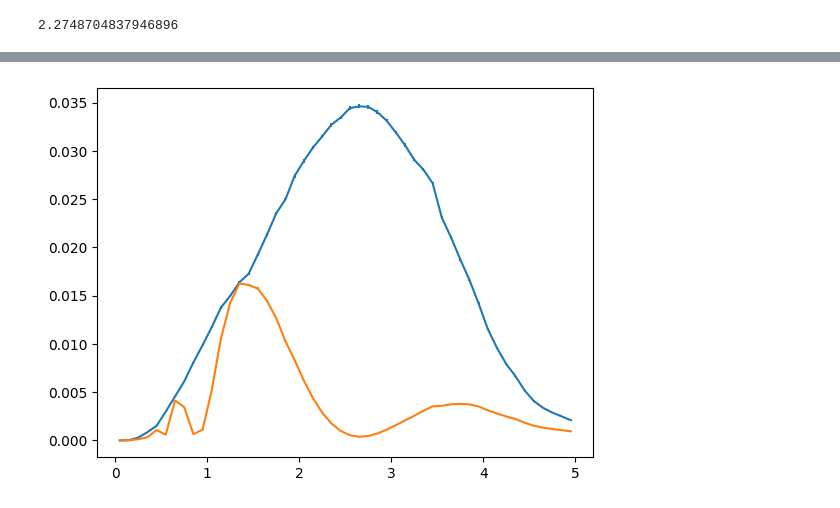
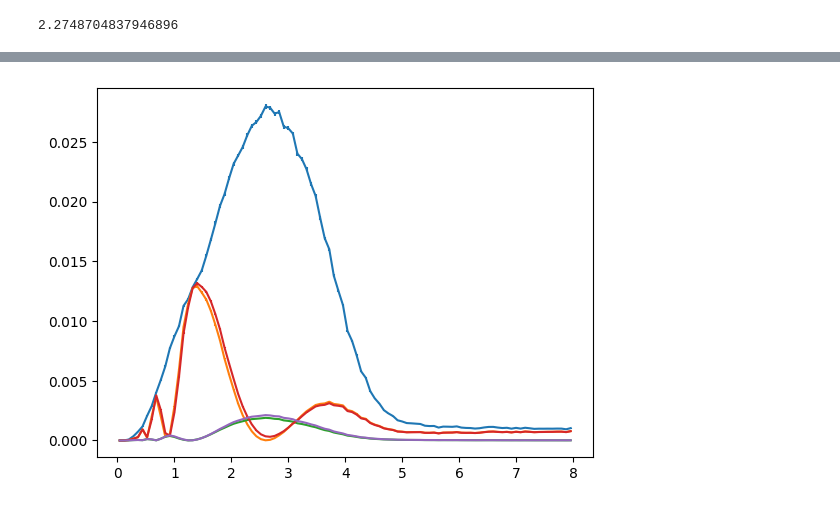
Before and after one commit to NUISANCEMC/nuisance3, a Jupyter notebook: notebooks/osc.ipynb, the cells around one changed output, grey strips where cells are left out. Saved outputs shown, nothing was run; the diff lists cells and outputs as text; code cells hidden in the pictures.

```diff
--- a/notebooks/osc.ipynb
+++ b/notebooks/osc.ipynb
@@ -73,10 +74,16 @@ print(pn.FrameGen(evs).limit(20).add_column("enu_GeV",enu_GeV).add_column("NuFit
 # %%
-binning = pn.binning.lin_space(50,0,5, "E_nu [GeV]")
-hfo = pn.HistFrame(binning) #the default first column name is "mc"
-hf = pn.HistFrame(binning) #the default first column name is "mc"
+hf = pn.HistFrame(pn.binning.lin_space(100,0,8, "E_nu [GeV]"),"unosc")
+hf.add_column("T2K B.F. P(numu->numu)")
+hf.add_column("T2K B.F. P(numu->nue)")
+hf.add_column("NuFit 5.2 P(numu->nue)")
+hf.add_column("NuFit 5.2 P(numu->nue)")
 for i, (ev, cvw) in enumerate(evs):
-    hfo.fill(enu_GeV(ev),cvw*wnufit(ev))
-    hf.fill(enu_GeV(ev),cvw)
+    enu = enu_GeV(ev)
+    hf.fill(enu,cvw)
+    hf.fill(enu,cvw*wt2k_disp.prob(enu),1)
+    hf.fill(enu,cvw*wt2k_app.prob(enu),2)
+    hf.fill(enu,cvw*wnf5_disp.prob(enu),3)
+    hf.fill(enu,cvw*wnf5_app.prob(enu),4)
     if i >= 1E6:
         break
 print(hf)
@@ -101,14 +108,17 @@ print(hf)
 # %%
 import matplotlib.pyplot as plt
 import numpy as np
 
 bin_centers = [ ((x[0].min + x[0].max) / 2.0) for x in hf.binning.bin_info.extents ]
 bin_widths = [ (x[0].max - x[0].min) for x in hf.binning.bin_info.extents ]
 
 sf = evs.fatx()/evs.sumw()
 
 plt.errorbar(bin_centers,hf.contents[:,0]*sf,yerr=np.sqrt(hf.variance[:,0])*sf)
-plt.errorbar(bin_centers,hfo.contents[:,0]*sf,yerr=np.sqrt(hfo.variance[:,0])*sf)
+plt.errorbar(bin_centers,hf.contents[:,1]*sf,yerr=np.sqrt(hf.variance[:,1])*sf)
+plt.errorbar(bin_centers,hf.contents[:,2]*sf,yerr=np.sqrt(hf.variance[:,2])*sf)
+plt.errorbar(bin_centers,hf.contents[:,3]*sf,yerr=np.sqrt(hf.variance[:,3])*sf)
+plt.errorbar(bin_centers,hf.contents[:,4]*sf,yerr=np.sqrt(hf.variance[:,4])*sf)
 plt.show()
 # %% [output]
-[figure, old version]
+[figure, new version]
```
Also changed, not shown: parts of 4 cells of this notebook.
